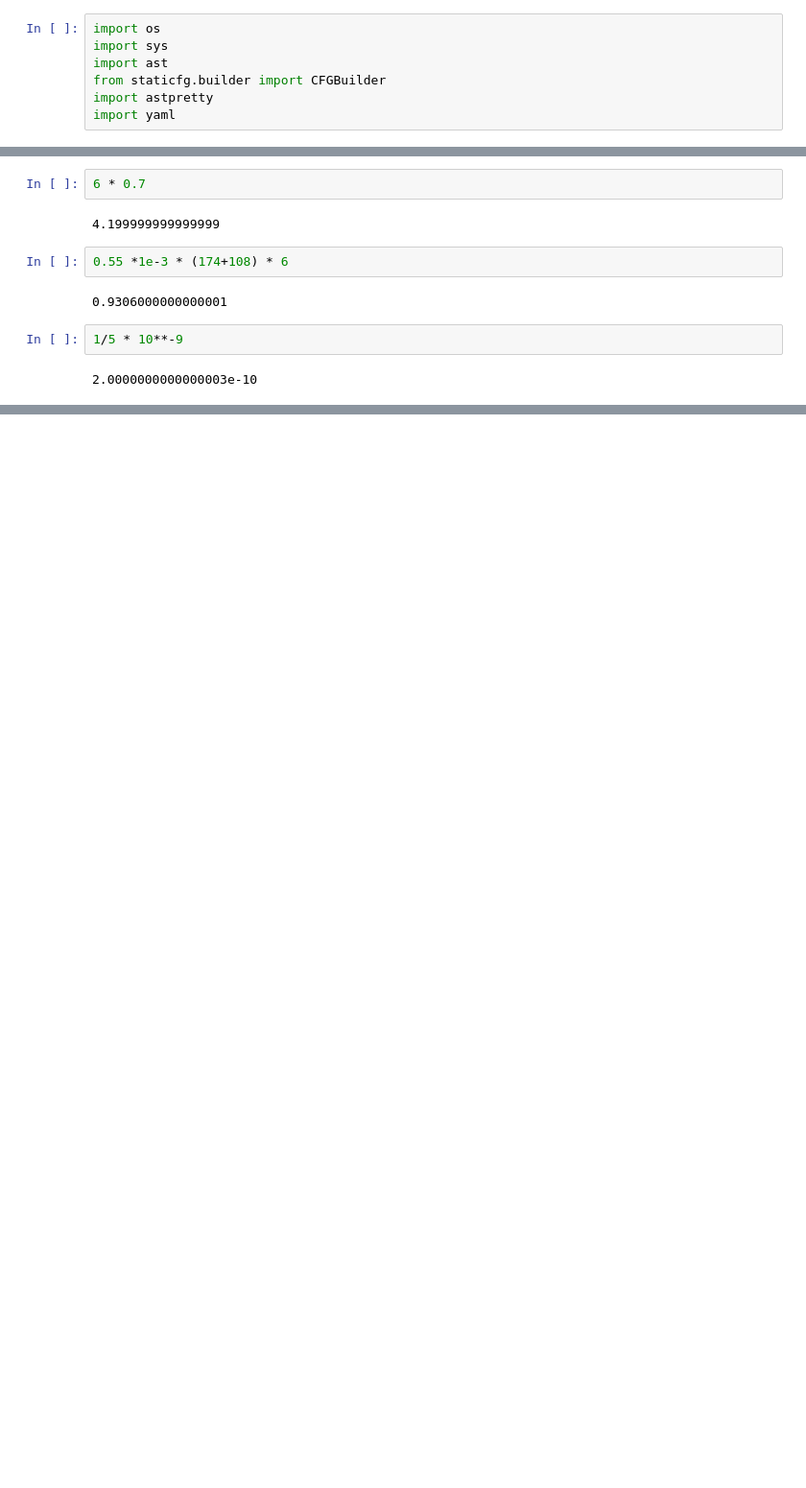
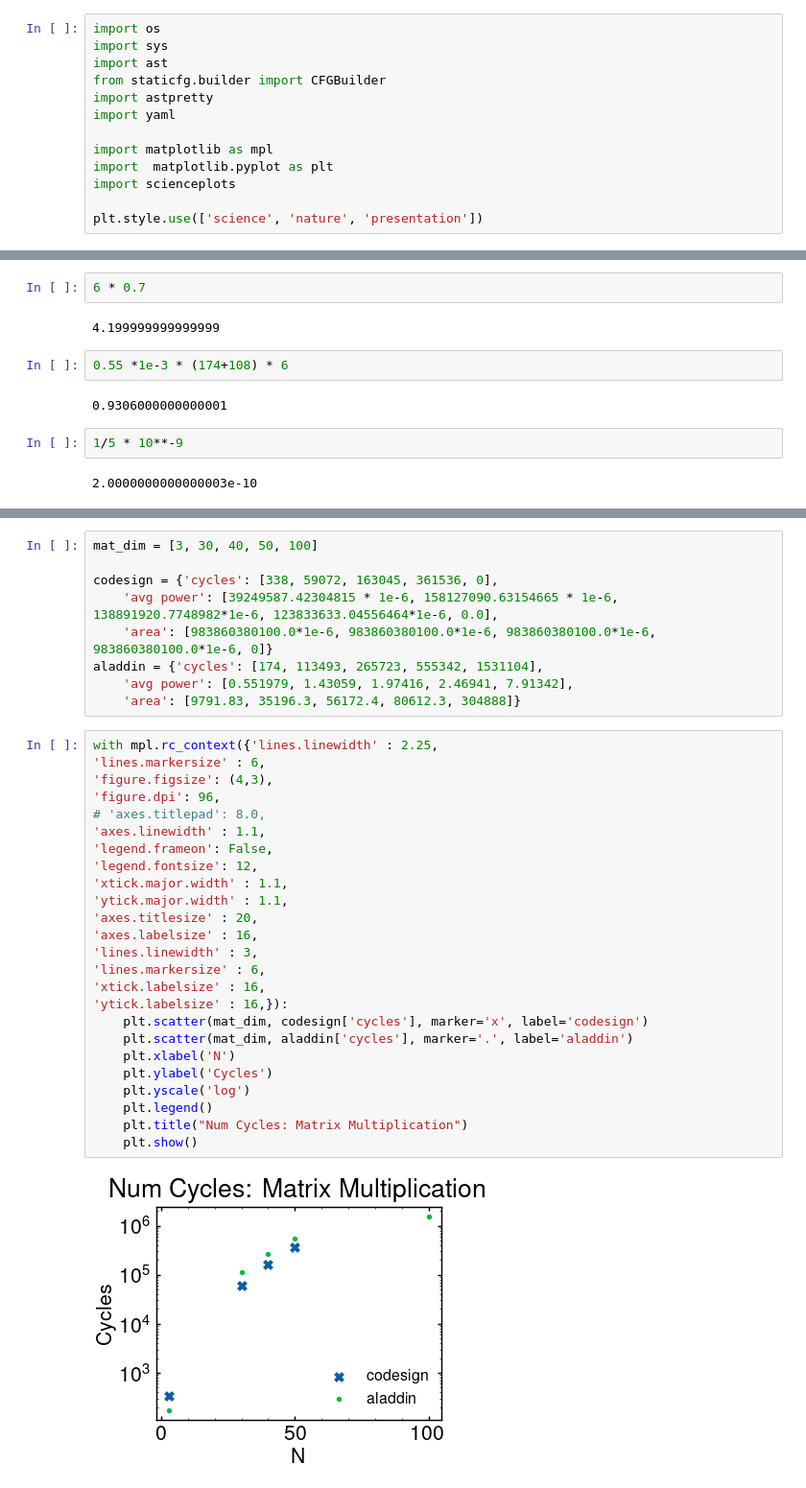
Before and after one commit to tathagatasrimani/codesign, a Jupyter notebook: src/vamshi_misc_tests.ipynb, the cells around one changed output, grey strips where cells are left out. Shown: that part at 96% size. Saved outputs shown, nothing was run; the diff lists cells and outputs as text; blank space fills up the shorter version.

Commit message:
generating plots

```diff
--- a/src/vamshi_misc_tests.ipynb
+++ b/src/vamshi_misc_tests.ipynb
@@ -5,6 +5,12 @@ import ast
 from staticfg.builder import CFGBuilder
 import astpretty
 import yaml
+
+import matplotlib as mpl
+import  matplotlib.pyplot as plt
+import scienceplots
+
+plt.style.use(['science', 'nature', 'presentation'])
 # %%
 filepath = "benchmarks/models/matmult_from_file.py"
 src_file =  open(filepath, 'r')
@@ -990,0 +999,36 @@ tech_params['mem_area'][transistor_size][cache_size][mem_layers][pitch]
+# %%
+mat_dim = [3, 30, 40, 50, 100]
+
+codesign = {'cycles': [338, 59072, 163045, 361536, 0],
+    'avg power': [39249587.42304815 * 1e-6, 158127090.63154665 * 1e-6, 138891920.7748982*1e-6, 123833633.04556464*1e-6, 0.0],
+    'area': [983860380100.0*1e-6, 983860380100.0*1e-6, 983860380100.0*1e-6, 983860380100.0*1e-6, 0]}
+aladdin = {'cycles': [174, 113493, 265723, 555342, 1531104],
+    'avg power': [0.551979, 1.43059, 1.97416, 2.46941, 7.91342],
+    'area': [9791.83, 35196.3, 56172.4, 80612.3, 304888]}
+# %%
+with mpl.rc_context({'lines.linewidth' : 2.25,
+'lines.markersize' : 6,
+'figure.figsize': (4,3),
+'figure.dpi': 96,
+# 'axes.titlepad': 8.0,
+'axes.linewidth' : 1.1,
+'legend.frameon': False,
+'legend.fontsize': 12,
+'xtick.major.width' : 1.1,
+'ytick.major.width' : 1.1,
+'axes.titlesize' : 20,
+'axes.labelsize' : 16,
+'lines.linewidth' : 3,
+'lines.markersize' : 6,
+'xtick.labelsize' : 16,
+'ytick.labelsize' : 16,}):
+    plt.scatter(mat_dim, codesign['cycles'], marker='x', label='codesign')
+    plt.scatter(mat_dim, aladdin['cycles'], marker='.', label='aladdin')
+    plt.xlabel('N')
+    plt.ylabel('Cycles')
+    plt.yscale('log')
+    plt.legend()
+    plt.title("Num Cycles: Matrix Multiplication")
+    plt.show()
+# %% [output]
+[figure, added]
```
Also changed, not shown: parts of 3 cells of this notebook, 2 other files.
